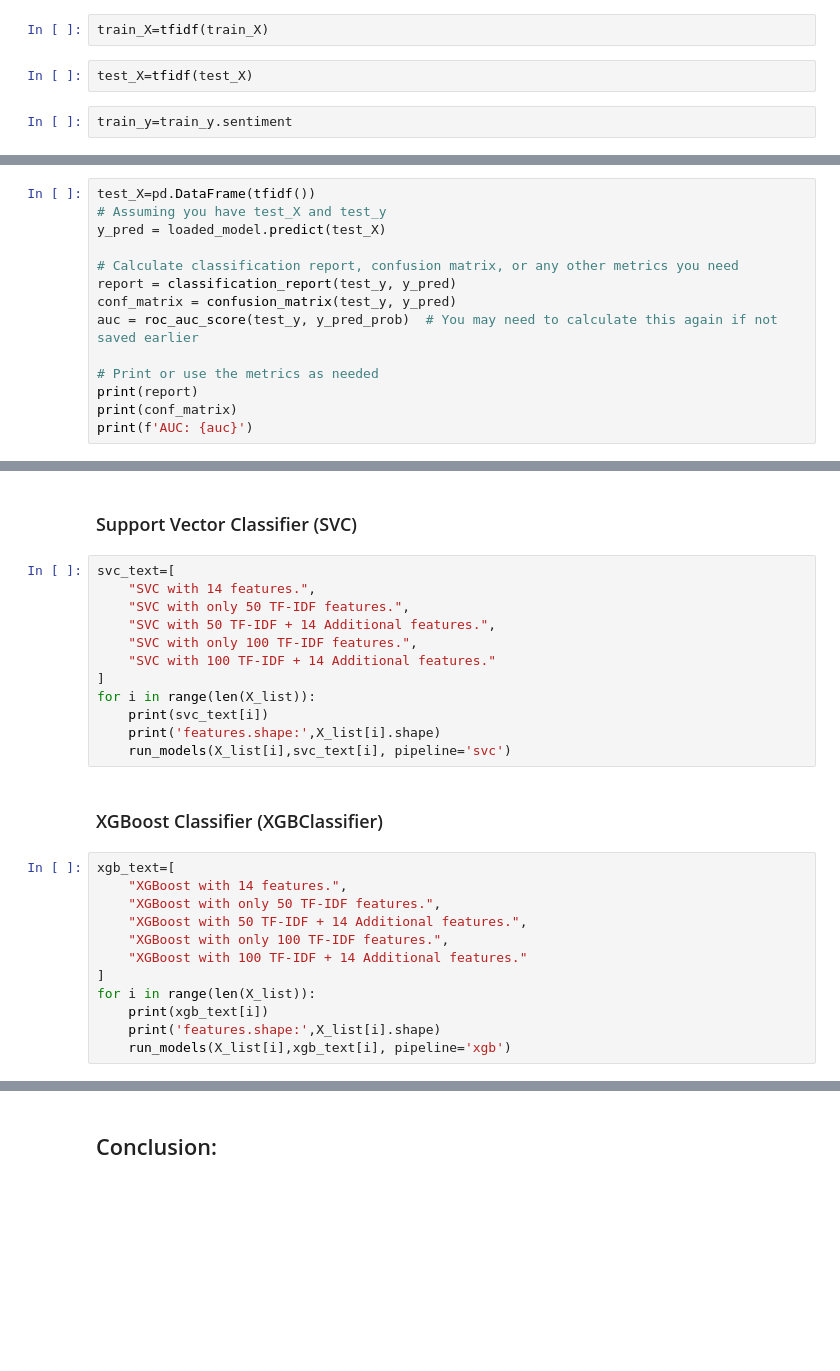
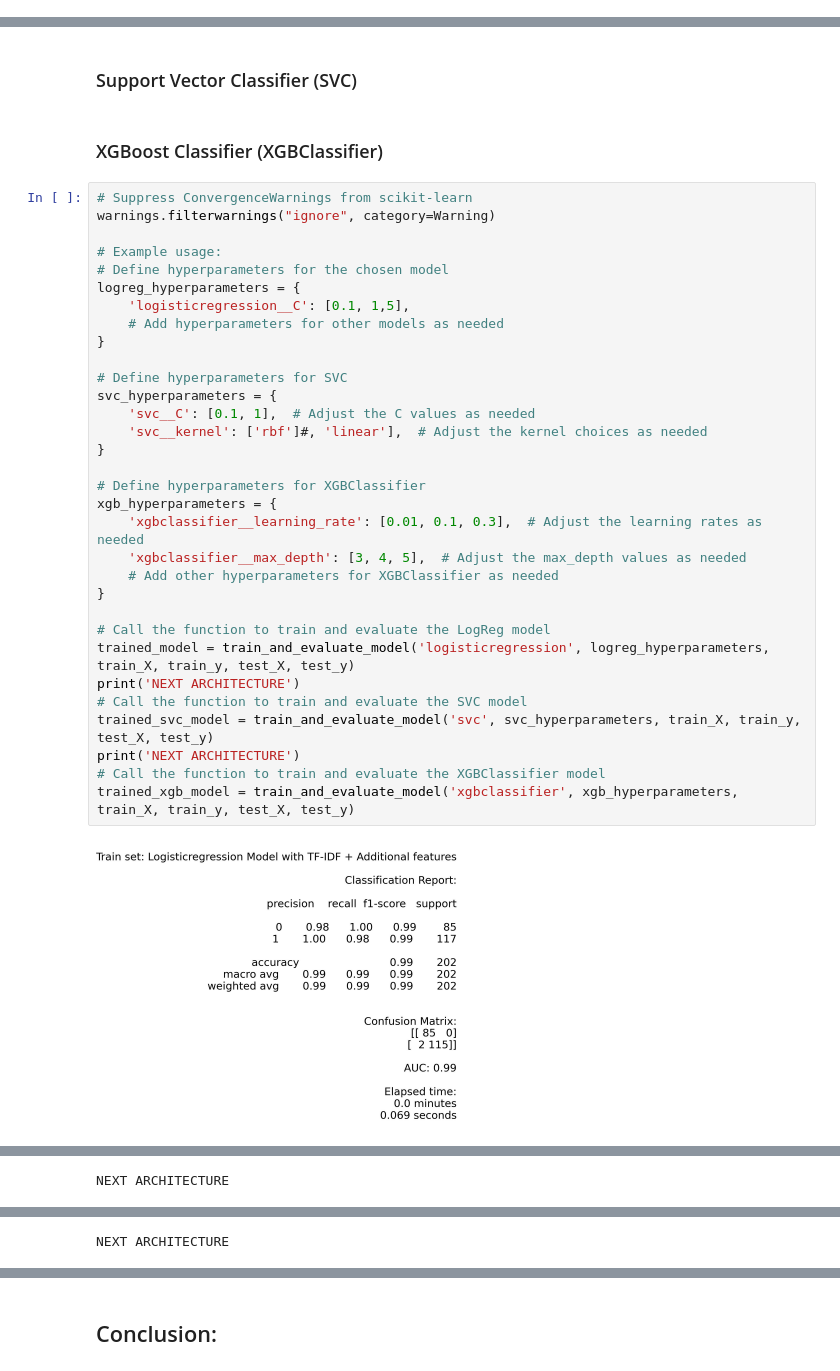
Before and after one commit to Katashynskyi/Positive_negative_reviews_classification, a Jupyter notebook: EDA/EDA.ipynb, the cells around one changed output, grey strips where cells are left out. Cells and saved outputs as stored; diff of their text form; blank space fills up the shorter version.

Commit message:
refactor EDA, refactor train, refactor inference

```diff
--- a/EDA/EDA.ipynb
+++ b/EDA/EDA.ipynb
@@ -695,8 +779,2 @@ def metrics(text, report, conf_matrix, auc, minutes, seconds):
 # %% [markdown]
 ## Training
-# %%
-train_X=tfidf(train_X)
-# %%
-test_X=tfidf(test_X)
-# %%
-train_y=train_y.sentiment
@@ -792,14 +780,0 @@ with open(model_filename, 'rb') as model_file:
-# %%
-test_X=pd.DataFrame(tfidf())
-# Assuming you have test_X and test_y
-y_pred = loaded_model.predict(test_X)
-
-# Calculate classification report, confusion matrix, or any other metrics you need
-report = classification_report(test_y, y_pred)
-conf_matrix = confusion_matrix(test_y, y_pred)
-auc = roc_auc_score(test_y, y_pred_prob)  # You may need to calculate this again if not saved earlier
-
-# Print or use the metrics as needed
-print(report)
-print(conf_matrix)
-print(f'AUC: {auc}')
@@ -965,28 +891,38 @@ for model_name, model in trained_models.items():
 # %% [markdown]
 ### Support Vector Classifier (SVC)
-# %%
-svc_text=[
-    "SVC with 14 features.",
-    "SVC with only 50 TF-IDF features.",
-    "SVC with 50 TF-IDF + 14 Additional features.",
-    "SVC with only 100 TF-IDF features.",
-    "SVC with 100 TF-IDF + 14 Additional features."
-]
-for i in range(len(X_list)):
-    print(svc_text[i])
-    print('features.shape:',X_list[i].shape)
-    run_models(X_list[i],svc_text[i], pipeline='svc')
 # %% [markdown]
 ### XGBoost Classifier (XGBClassifier)
-# %%
-xgb_text=[
-    "XGBoost with 14 features.",
-    "XGBoost with only 50 TF-IDF features.",
-    "XGBoost with 50 TF-IDF + 14 Additional features.",
-    "XGBoost with only 100 TF-IDF features.",
-    "XGBoost with 100 TF-IDF + 14 Additional features."
-]
-for i in range(len(X_list)):
-    print(xgb_text[i])
-    print('features.shape:',X_list[i].shape)
-    run_models(X_list[i],xgb_text[i], pipeline='xgb')
+# %%
+# Suppress ConvergenceWarnings from scikit-learn
+warnings.filterwarnings("ignore", category=Warning)
+
+# Example usage:
+# Define hyperparameters for the chosen model
+logreg_hyperparameters = {
+    'logisticregression__C': [0.1, 1,5],
+    # Add hyperparameters for other models as needed
+}
+
+# Define hyperparameters for SVC
+svc_hyperparameters = {
+    'svc__C': [0.1, 1],  # Adjust the C values as needed
+    'svc__kernel': ['rbf']#, 'linear'],  # Adjust the kernel choices as needed
+}
+
+# Define hyperparameters for XGBClassifier
+xgb_hyperparameters = {
+    'xgbclassifier__learning_rate': [0.01, 0.1, 0.3],  # Adjust the learning rates as needed
+    'xgbclassifier__max_depth': [3, 4, 5],  # Adjust the max_depth values as needed
+    # Add other hyperparameters for XGBClassifier as needed
+}
+
+# Call the function to train and evaluate the LogReg model
+trained_model = train_and_evaluate_model('logisticregression', logreg_hyperparameters, train_X, train_y, test_X, test_y)
+print('NEXT ARCHITECTURE')
+# Call the function to train and evaluate the SVC model
+trained_svc_model = train_and_evaluate_model('svc', svc_hyperparameters, train_X, train_y, test_X, test_y)
+print('NEXT ARCHITECTURE')
+# Call the function to train and evaluate the XGBClassifier model
+trained_xgb_model = train_and_evaluate_model('xgbclassifier', xgb_hyperparameters, train_X, train_y, test_X, test_y)
+# %% [output]
+[figure, added]
@@ -992,0 +930 @@ for i in range(len(X_list)):
+NEXT ARCHITECTURE
@@ -992,0 +933 @@ for i in range(len(X_list)):
+NEXT ARCHITECTURE
```
Also changed, not shown: parts of 27 cells of this notebook, 21 other files.
